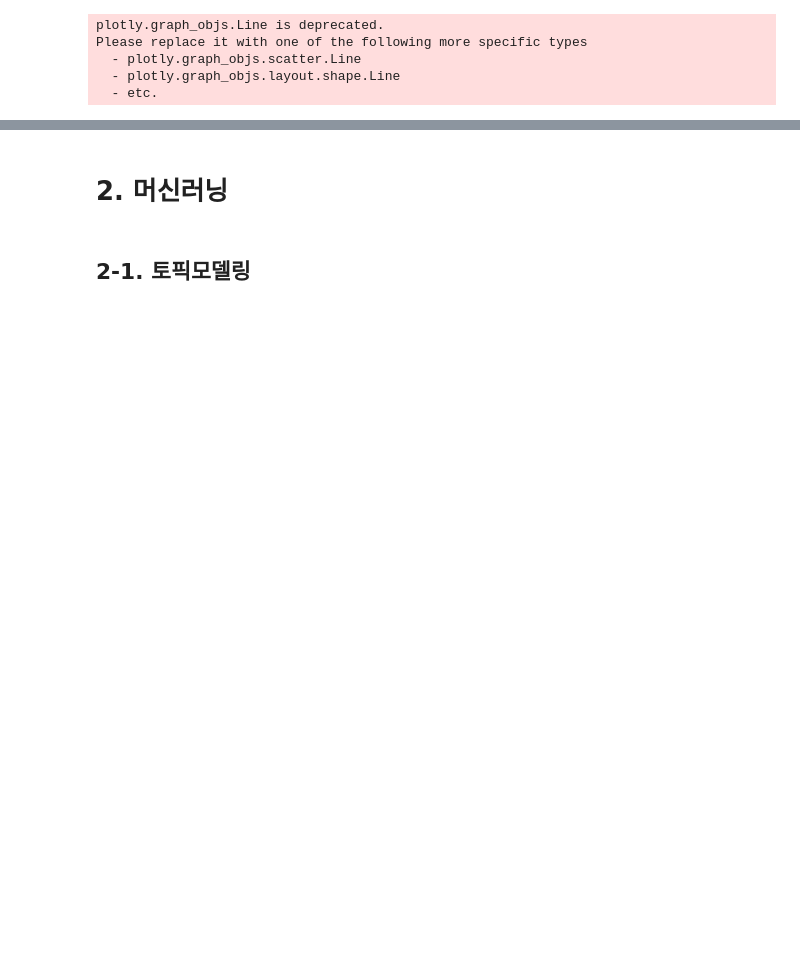
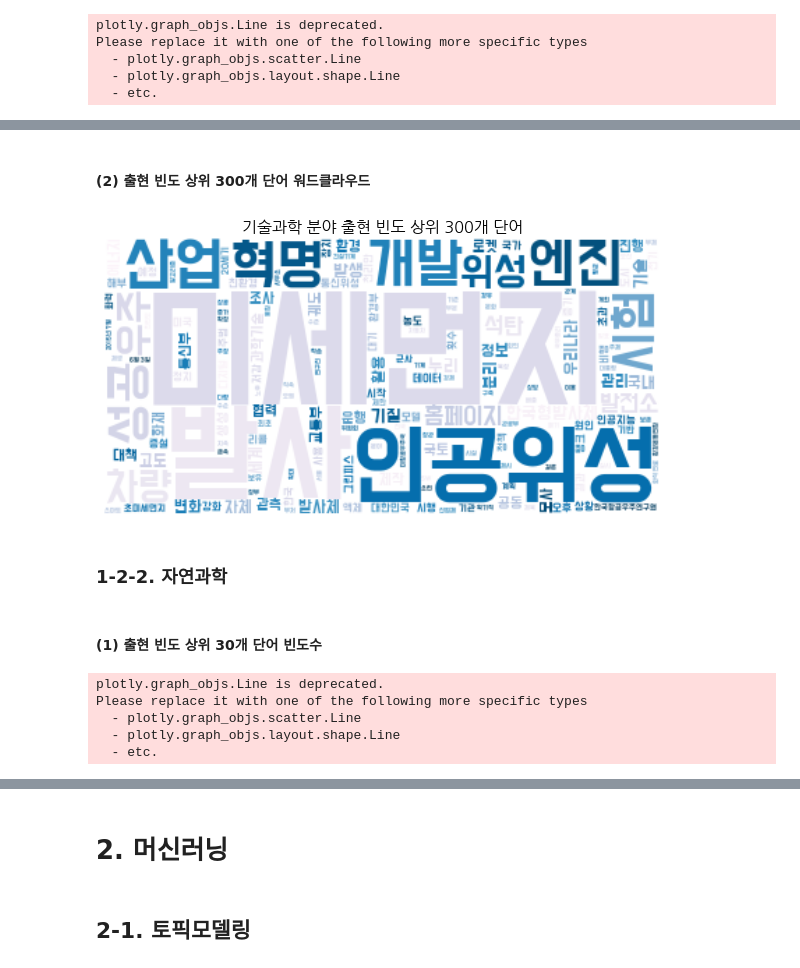
Before and after one commit to An-JIeun/portfolio, a Jupyter notebook: 텍스트마이닝_수업/텍마팀플.ipynb, the cells around one changed output, grey strips where cells are left out. Cells and saved outputs as stored; diff of their text form; code cells hidden in the pictures; blank space fills up the shorter version.

```diff
--- a/텍스트마이닝_수업/텍마팀플.ipynb
+++ b/텍스트마이닝_수업/텍마팀플.ipynb
@@ -146,0 +177,4 @@ make_wc(all_cont_dict, '전체 출현 빈도 상위 300개 단어', 'Greens')
+# %%
+mechanic = ori[ori['대주제'] == '기술과학']
+mechanic = filtering(mechanic)
+mechanic_dict =  df_to_dict(mechanic[:300])
@@ -146,0 +191,8 @@ make_wc(all_cont_dict, '전체 출현 빈도 상위 300개 단어', 'Greens')
+# %% [markdown]
+#### (2) 출현 빈도 상위 300개 단어 워드클라우드
+# %%
+make_wc(mechanic_dict, '기술과학 분야 출현 빈도 상위 300개 단어', 'PuBu')
+# %% [output]
+[figure, added]
+# %% [markdown]
+### 1-2-2. 자연과학
@@ -146,0 +203,10 @@ make_wc(all_cont_dict, '전체 출현 빈도 상위 300개 단어', 'Greens')
+# %% [markdown]
+#### (1) 출현 빈도 상위 30개 단어 빈도수
+# %%
+vis_cnt(nature[:30], '자연과학 분야 출현빈도 상위 30개 단어')
+# %% [output]
+plotly.graph_objs.Line is deprecated.
+Please replace it with one of the following more specific types
+  - plotly.graph_objs.scatter.Line
+  - plotly.graph_objs.layout.shape.Line
+  - etc.
```
Also changed, not shown: parts of 45 cells of this notebook, 1 other file.
